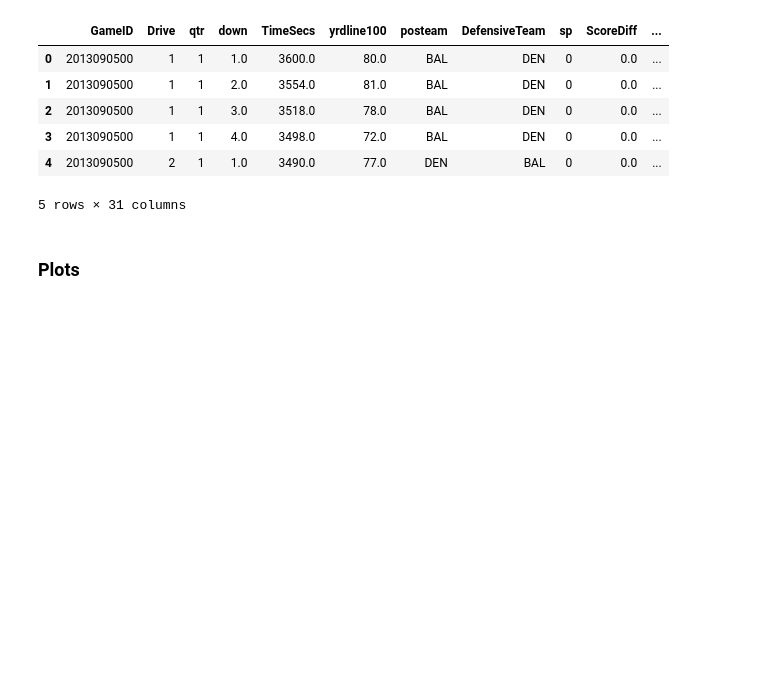
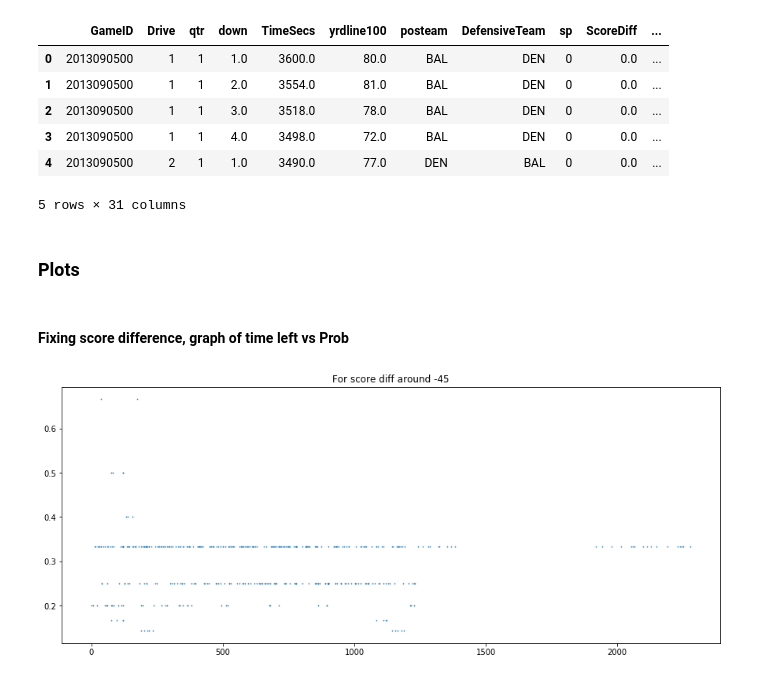
Before and after one commit to tyagi-iiitv/NFLLive, a Jupyter notebook: Bucketing.ipynb, the cells around one changed output. Cells and saved outputs as stored; diff of their text form; code cells hidden in the pictures; blank space fills up the shorter version.

Commit message:
Added the plots

```diff
--- a/Bucketing.ipynb
+++ b/Bucketing.ipynb
@@ -7,6 +7,7 @@ import matplotlib.pyplot as plt
 import glob
 # plt.rcParams['figure.figsize'] = (25, 6)
 %matplotlib inline
+plt.rcParams['figure.figsize'] = (15, 6)
 # %% [markdown]
 ## Process datasets
 
@@ -153,3 +148,12 @@ data.head()
 5 rows × 31 columns
 # %% [markdown]
 ### Plots
+# %% [markdown]
+#### Fixing score difference, graph of time left vs Prob
+# %%
+small_data = data[data['FavScoreDiffClass']==0]
+plt.scatter(small_data['TimeSecs'],small_data['Prob'],s=0.5)
+plt.title('For score diff around -45')
+plt.show()
+# %% [output]
+[figure, added]
```
Also changed, not shown: parts of 24 cells of this notebook.
